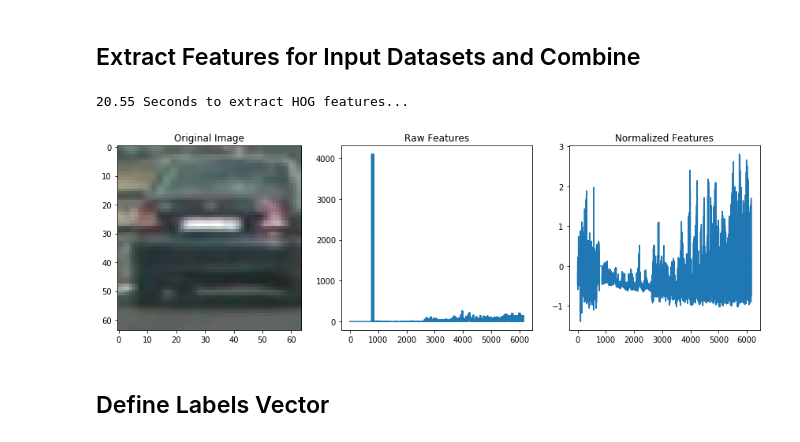
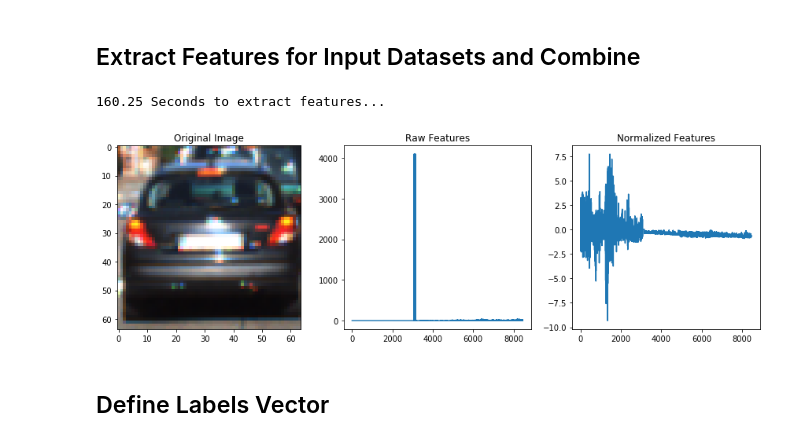
Before and after one commit to xpharry/CarND-Vehicle-Detection, a Jupyter notebook: vehicle_detection.ipynb, the cells around one changed output. Drawn from its saved outputs; the diff is of its cells as text; code cells hidden in the pictures.

```diff
--- a/vehicle_detection.ipynb
+++ b/vehicle_detection.ipynb
@@ -237,17 +241,19 @@ def extract_features(imgs, color_space='RGB', spatial_size=(32, 32),
 # %%
 # Reduce the sample size because
 # The quiz evaluator times out after 13s of CPU time
-sample_size = 1000
-cars = car_images[:sample_size]
-notcars = noncar_images[:sample_size]
+# sample_size = 1000
+# cars = car_images[:sample_size]
+# notcars = noncar_images[:sample_size]
+cars = car_images
+notcars = noncar_images
 
 # Feature extraction parameters
-color_space = 'YUV' # Can be RGB, HSV, LUV, HLS, YUV, YCrCb
+color_space = 'YCrCb' # Can be RGB, HSV, LUV, HLS, YUV, YCrCb
 orient = 9  # HOG orientations
 pix_per_cell = 8 # HOG pixels per cell
 cell_per_block = 2 # HOG cells per block
 hog_channel = 'ALL' # Can be 0, 1, 2, or "ALL"
-spatial_size = (16, 16) # Spatial binning dimensions
+spatial_size = (32, 32) # Spatial binning dimensions
 hist_bins = 32    # Number of histogram bins
 spatial_feat = True # Spatial features on or off
 hist_feat = True # Histogram features on or off
@@ -266,36 +272,36 @@ notcar_features = extract_features(notcars, color_space=color_space,
                                    orient=orient, pix_per_cell=pix_per_cell,
                                    cell_per_block=cell_per_block,
                                    hog_channel=hog_channel, spatial_feat=spatial_feat,
                                    hist_feat=hist_feat, hog_feat=hog_feat)
 t2 = time.time()
-print(round(t2-t, 2), 'Seconds to extract HOG features...')
+print(round(t2-t, 2), 'Seconds to extract features...')
 
 # Create an array stack of feature vectors
 X = np.vstack((car_features, notcar_features)).astype(np.float64)
 # Fit a per-column scaler
 X_scaler = StandardScaler().fit(X)
 # Apply the scaler to X
 scaled_X = X_scaler.transform(X)
 
 
 # Test
 
 car_ind = np.random.randint(0, len(cars))
 # Plot an example of raw and scaled features
 fig = plt.figure(figsize=(12,4))
 plt.subplot(131)
 plt.imshow(mpimg.imread(cars[car_ind]))
 plt.title('Original Image')
 plt.subplot(132)
 plt.plot(X[car_ind])
 plt.title('Raw Features')
 plt.subplot(133)
 plt.plot(scaled_X[car_ind])
 plt.title('Normalized Features')
 fig.tight_layout()
 # %% [output]
-20.55 Seconds to extract HOG features...
+160.25 Seconds to extract features...
-[figure, old version]
+[figure, new version]
 # %% [markdown]
 ## Define Labels Vector
 # %%
```
Also changed, not shown: parts of 30 cells of this notebook, 15 other files.
